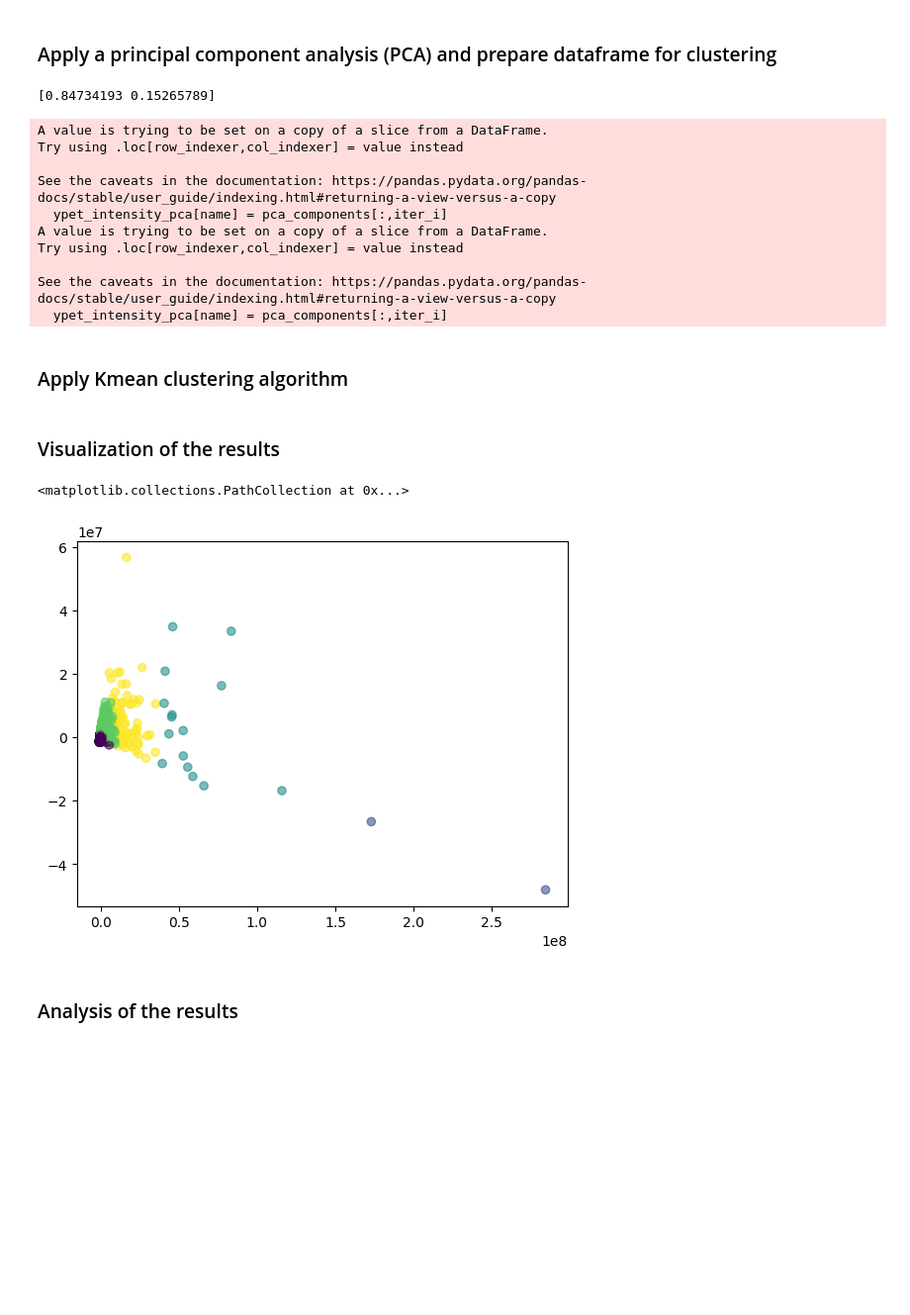
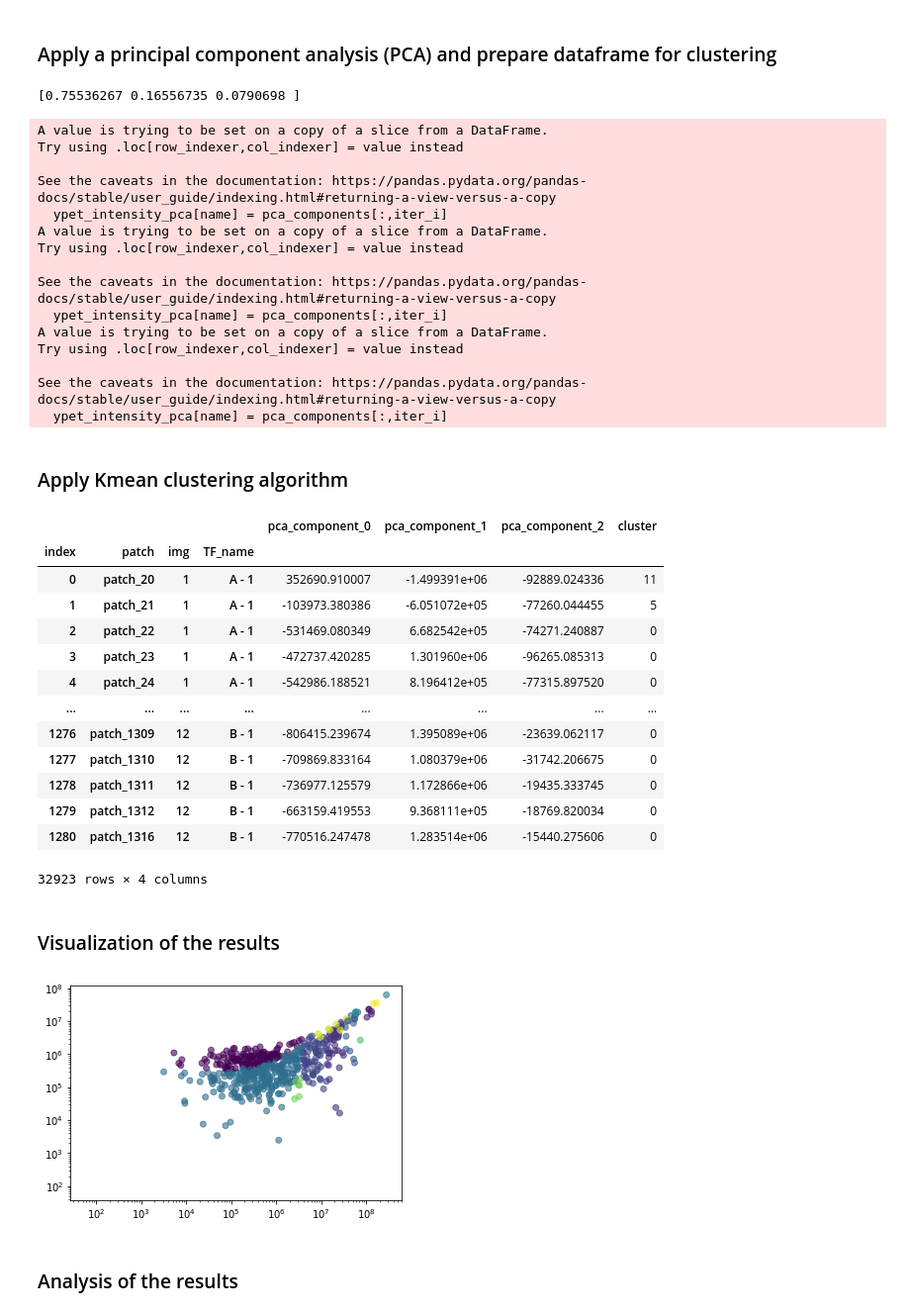
Before and after one commit to CS-433/ml-project-2-transcripted_cherry, a Jupyter notebook: Jupyter notebooks/Task_2.ipynb, the cells around one changed output. Shown at 99% size. Cells and saved outputs as stored; diff of their text form; code cells hidden in the pictures; blank space fills up the shorter version.

```diff
--- a/Jupyter notebooks/Task_2.ipynb
+++ b/Jupyter notebooks/Task_2.ipynb
@@ -94,2 +71,10 @@ ypet_intensity_processed = ypet_intensity.copy()
+# %%
+if remove_blur_lapl == True:
+        remove_boolean = ypet_intensity_processed.blur_lapl < remove_blur_lapl_threshold
+        ypet_intensity_processed = ypet_intensity_processed[remove_boolean]
+
+if remove_blur_ski == True:
+        remove_boolean = ypet_intensity_processed.blur_ski < remove_blur_ski_threshold
+        ypet_intensity_processed = ypet_intensity_processed[remove_boolean]
 # %% [markdown]
 ## Outlier removal in columns of the dataframes
@@ -123,7 +148,7 @@ if normalization == True:
 
 ### Parameters to define
 # %%
-n_components = 2            #For PCA how many components to keep at the end
-pca_excluded = ['img', 'TF_name', 'blur_lapl', 'blur_ski','patch'] #define which columns should be excluded -> No additional information for the PCA
+n_components = 3            #For PCA how many components to keep at the end, 3
+pca_excluded = ['img', 'TF_name','patch'] #define which columns should be excluded -> No additional information for the PCA
 random_state = 42           #input for the Kmeans algorithm to determines random number generation for centroid initialization
-n_clusters = 5              # Number of clusters we want for TF
+n_clusters = 15              # Number of clusters we want for TF
@@ -164,25 +213,24 @@ extracted_points
 ### Apply a principal component analysis (PCA) and prepare dataframe for clustering
 # %%
 pca = PCA(n_components)
-ypet_intensity = extracted_points
 
 # define which columns should be excluded
-to_test = ypet_intensity.drop(pca_excluded, axis = 1)
+to_apply_pca = ypet_intensity_processed.drop(pca_excluded, axis = 1)
 
 # Check how much variance the PCA components explain
-pca_result = pca.fit(to_test)
+pca_result = pca.fit(to_apply_pca)
 print(pca_result.explained_variance_ratio_)
 
 # apply the dimensionality reduction on data
-pca_components = pca.fit_transform(to_test)
+pca_components = pca.fit_transform(to_apply_pca)
 
 # Combine excluded data and pca
-ypet_intensity_pca = ypet_intensity[pca_excluded]
+ypet_intensity_pca = ypet_intensity_processed[pca_excluded]
 for iter_i in range(n_components):
     name = 'pca_component_' + str(iter_i)
     ypet_intensity_pca[name] = pca_components[:,iter_i]
 # %% [output]
-[0.84734193 0.15265789]
+[0.75536267 0.16556735 0.0790698 ]
 A value is trying to be set on a copy of a slice from a DataFrame.
 Try using .loc[row_indexer,col_indexer] = value instead
 
@@ -193,8 +241,13 @@ Try using .loc[row_indexer,col_indexer] = value instead
 
 See the caveats in the documentation: https://pandas.pydata.org/pandas-docs/stable/user_guide/indexing.html#returning-a-view-versus-a-copy
   ypet_intensity_pca[name] = pca_components[:,iter_i]
+A value is trying to be set on a copy of a slice from a DataFrame.
+Try using .loc[row_indexer,col_indexer] = value instead
+
+See the caveats in the documentation: https://pandas.pydata.org/pandas-docs/stable/user_guide/indexing.html#returning-a-view-versus-a-copy
+  ypet_intensity_pca[name] = pca_components[:,iter_i]
 # %%
-ypet_cluster = ypet_intensity_pca.reset_index().set_index(['index','patch','img','TF_name','blur_lapl','blur_ski'])
+ypet_cluster = ypet_intensity_pca.reset_index().set_index(['index','patch','img','TF_name'])
 # %% [markdown]
 ### Apply Kmean clustering algorithm
 # %%
@@ -204,12 +257,35 @@ kmean = KMeans(n_clusters=n_clusters, random_state=random_state).fit(ypet_cluste
 #save as new dataframe and add column for clustering label
 ypet_clustered = ypet_cluster.copy()
 ypet_clustered['cluster'] = kmean.labels_
+# %%
+ypet_clustered
+# %% [output]
+|  |  |  |  | pca_component_0 | pca_component_1 | pca_component_2 | cluster |
+| index | patch | img | TF_name |  |  |  |  |
+| 0 | patch_20 | 1 | A - 1 | 352690.910007 | -1.499391e+06 | -92889.024336 | 11 |
+| 1 | patch_21 | 1 | A - 1 | -103973.380386 | -6.051072e+05 | -77260.044455 | 5 |
+| 2 | patch_22 | 1 | A - 1 | -531469.080349 | 6.682542e+05 | -74271.240887 | 0 |
+| 3 | patch_23 | 1 | A - 1 | -472737.420285 | 1.301960e+06 | -96265.085313 | 0 |
+| 4 | patch_24 | 1 | A - 1 | -542986.188521 | 8.196412e+05 | -77315.897520 | 0 |
+| ... | ... | ... | ... | ... | ... | ... | ... |
+| 1276 | patch_1309 | 12 | B - 1 | -806415.239674 | 1.395089e+06 | -23639.062117 | 0 |
+| 1277 | patch_1310 | 12 | B - 1 | -709869.833164 | 1.080379e+06 | -31742.206675 | 0 |
+| 1278 | patch_1311 | 12 | B - 1 | -736977.125579 | 1.172866e+06 | -19435.333745 | 0 |
+| 1279 | patch_1312 | 12 | B - 1 | -663159.419553 | 9.368111e+05 | -18769.820034 | 0 |
+| 1280 | patch_1316 | 12 | B - 1 | -770516.247478 | 1.283514e+06 | -15440.275606 | 0 |
+32923 rows × 4 columns
 # %% [markdown]
 ### Visualization of the results
 # %%
+if n_components <2:
+    print("Careful, only the first two dimensions are plotted. You're df has more dimension")
+
+plt.figure()
 plt.scatter(ypet_cluster.iloc[:,0], ypet_cluster.iloc[:,1], c=kmean.labels_, alpha=0.6)
+plt.yscale('log')
+plt.xscale('log')
+plt.show()
 # %% [output]
-<matplotlib.collections.PathCollection at 0x...>
-[figure, old version]
+[figure, new version]
 # %% [markdown]
 ### Analysis of the results
```
Also changed, not shown: parts of 41 cells of this notebook.
